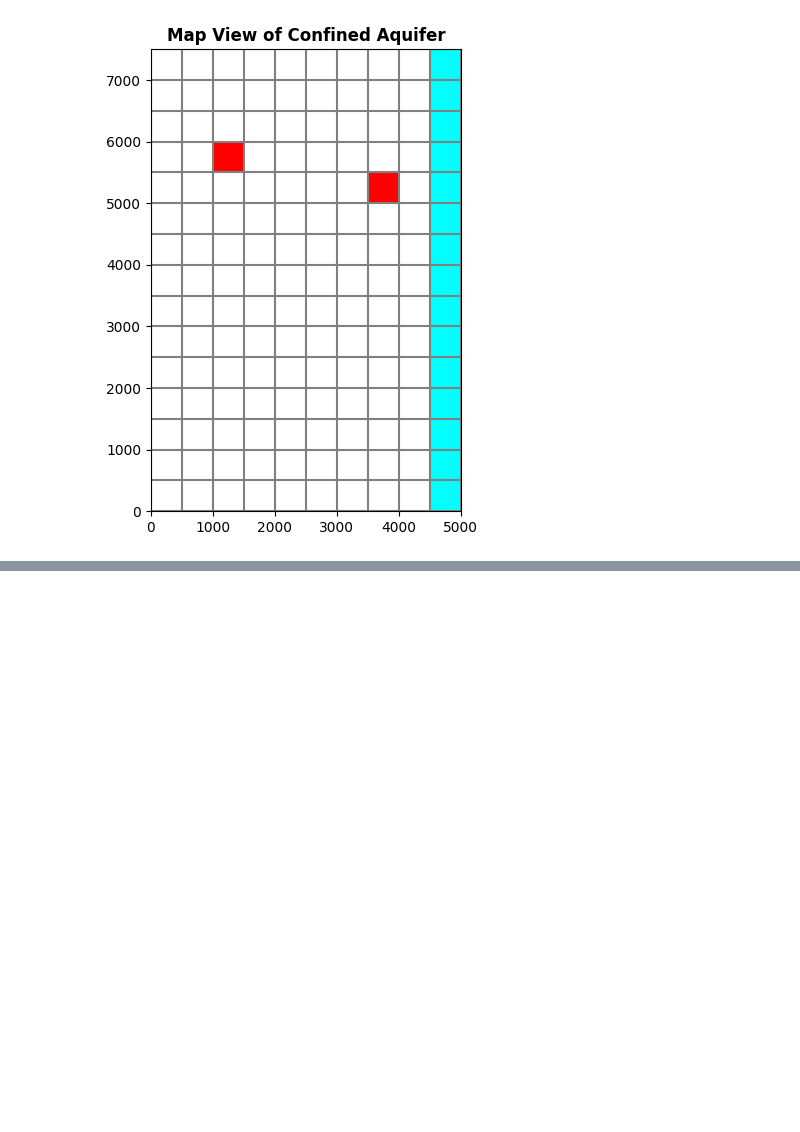
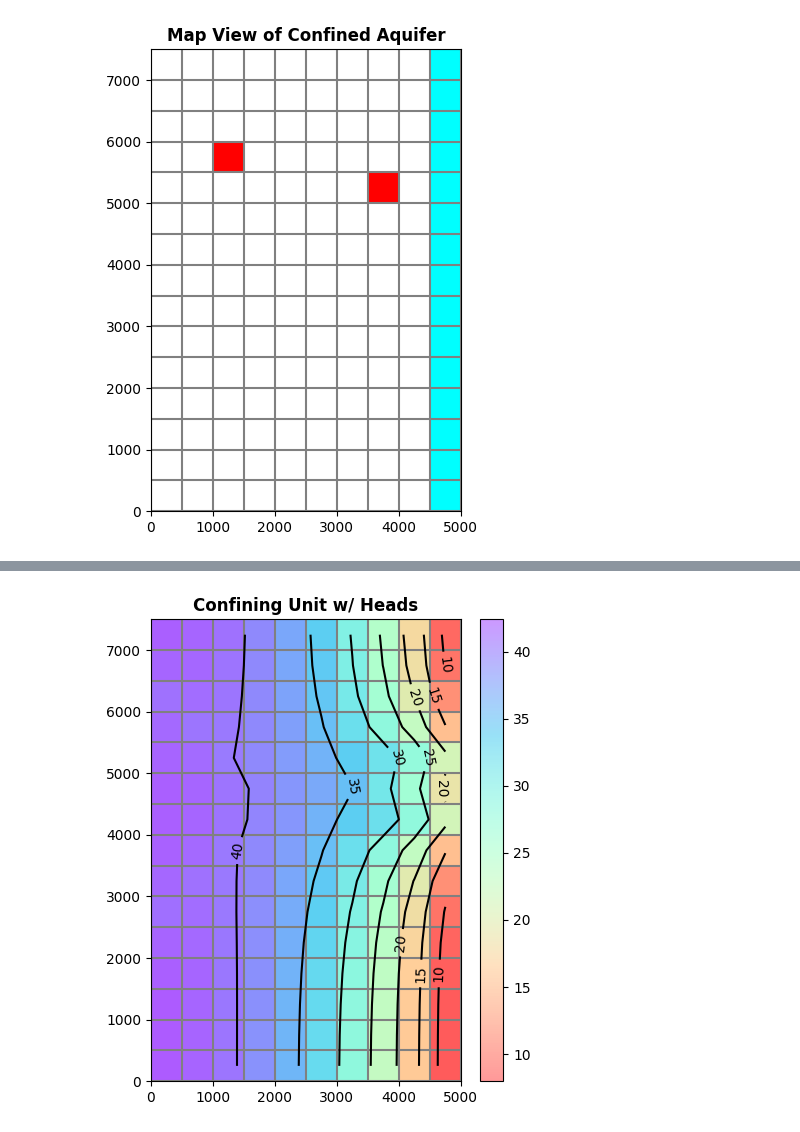
Before and after one commit to dannbuckley/flopy_mf6_work, a Jupyter notebook: notebooks/testing/gwf_advtidal/gwf_advtidal.ipynb, the cells around one changed output, grey strips where cells are left out. Drawn from its saved outputs; the diff is of its cells as text; code cells hidden in the pictures; blank space fills up the shorter version.

```diff
--- a/notebooks/testing/gwf_advtidal/gwf_advtidal.ipynb
+++ b/notebooks/testing/gwf_advtidal/gwf_advtidal.ipynb
@@ -125,0 +130,4 @@ ex_sim.plot_mapview_confined_aq();
+# %%
+ex_sim.plot_heads_confining_unit();
+# %% [output]
+[figure, added]
```
Also changed, not shown: parts of 8 cells of this notebook, 31 other files.
